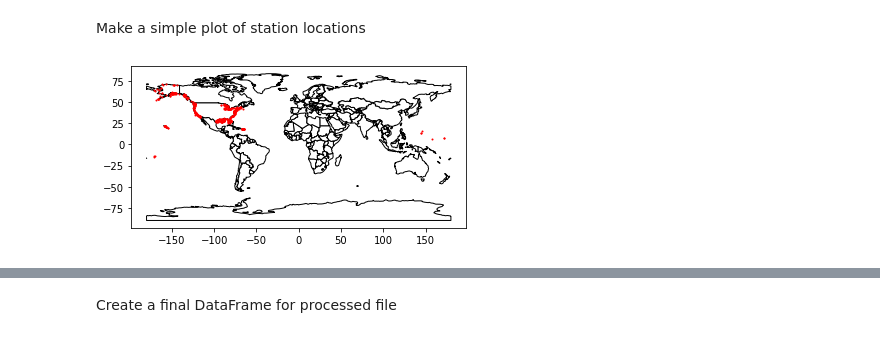
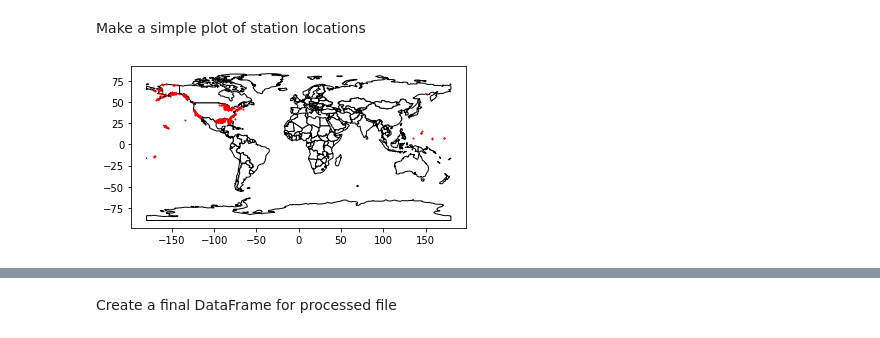
Before and after one commit to ioos/ioos-asset-inventory, a Jupyter notebook: inventory_creation.ipynb, the cells around one changed output, grey strips where cells are left out. Cells and saved outputs as stored; diff of their text form; code cells hidden in the pictures.

```diff
--- a/inventory_creation.ipynb
+++ b/inventory_creation.ipynb
@@ -15,7 +15,7 @@ fiona.drvsupport.supported_drivers['LIBKML'] = 'rw'
 # %% [markdown]
 Now we identify the directory where the excel spreadsheets are found. This should be edited to correspond with the appropriate year and file type to be processed.
 # %%
-year = '2020'
+year = '2021'
 dir = year+'/data/processed/'
 files = os.listdir(dir)
 print('Found %i Excel workbooks' % len(files))
@@ -51,7 +51,7 @@ for file in files:
 
     # create RA column if missing
     if 'RA' not in df.columns:
-        df['RA'] = ''
+        df['RA'] = file.split(".")[0]
 
     # add the file name for use later
     df['file'] = file
@@ -121,10 +133,10 @@ Make a simple plot of station locations
 # %%
 gdf = geopandas.GeoDataFrame(
     df_all, geometry=geopandas.points_from_xy(df_all['Longitude'], df_all['Latitude']))
 world = geopandas.read_file(geopandas.datasets.get_path('naturalearth_lowres'))
 ax = world.plot(
     color='white', edgecolor='black')
-gdf.plot(ax=ax, color='red', markersize=1)
+gdf.plot(ax=ax, color='red', markersize=1, figsize=(25,20))
 plt.show()
 # %% [output]
-[figure, old version]
+[figure, new version]
```
Also changed, not shown: parts of 8 cells of this notebook, 13 other files.
